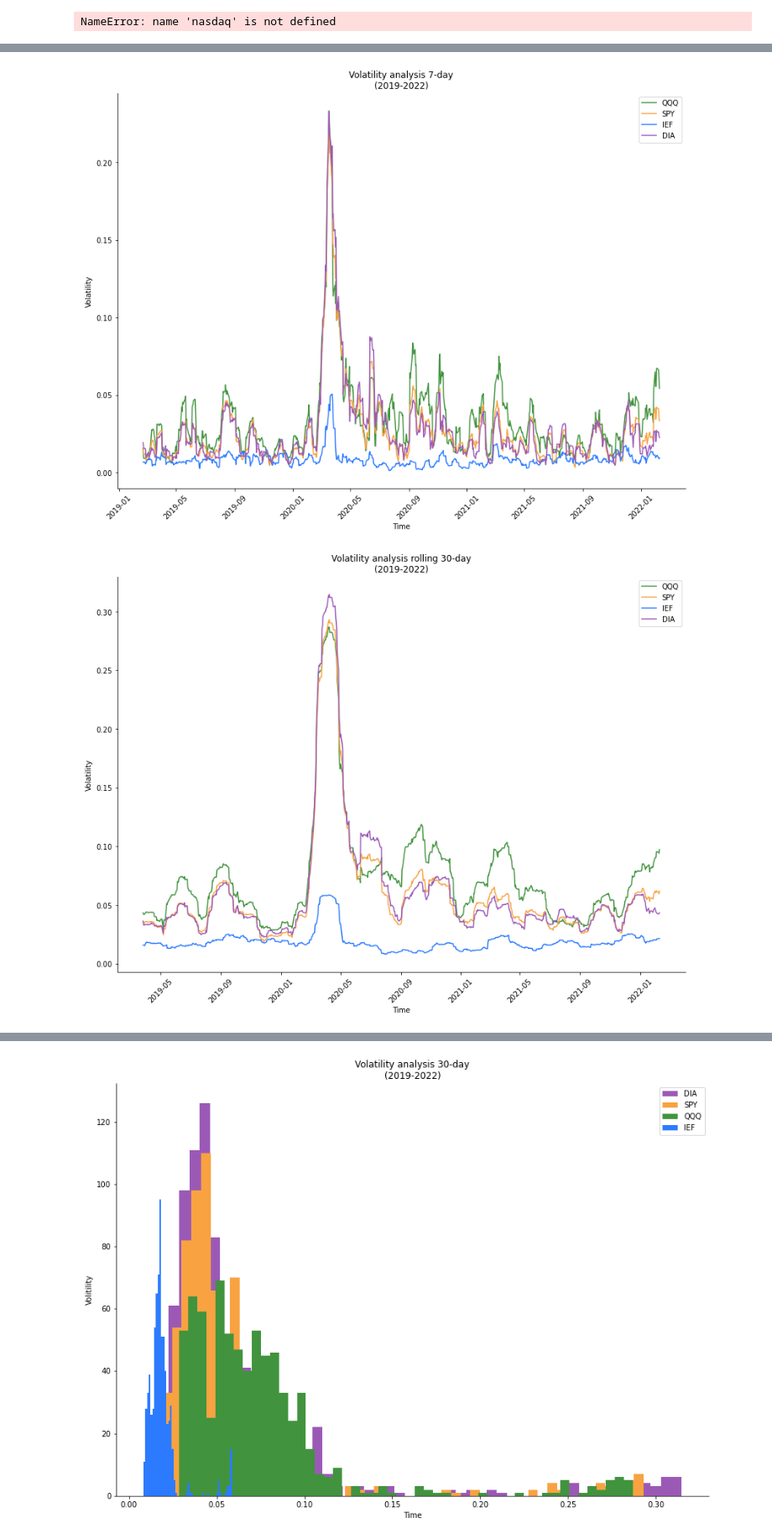
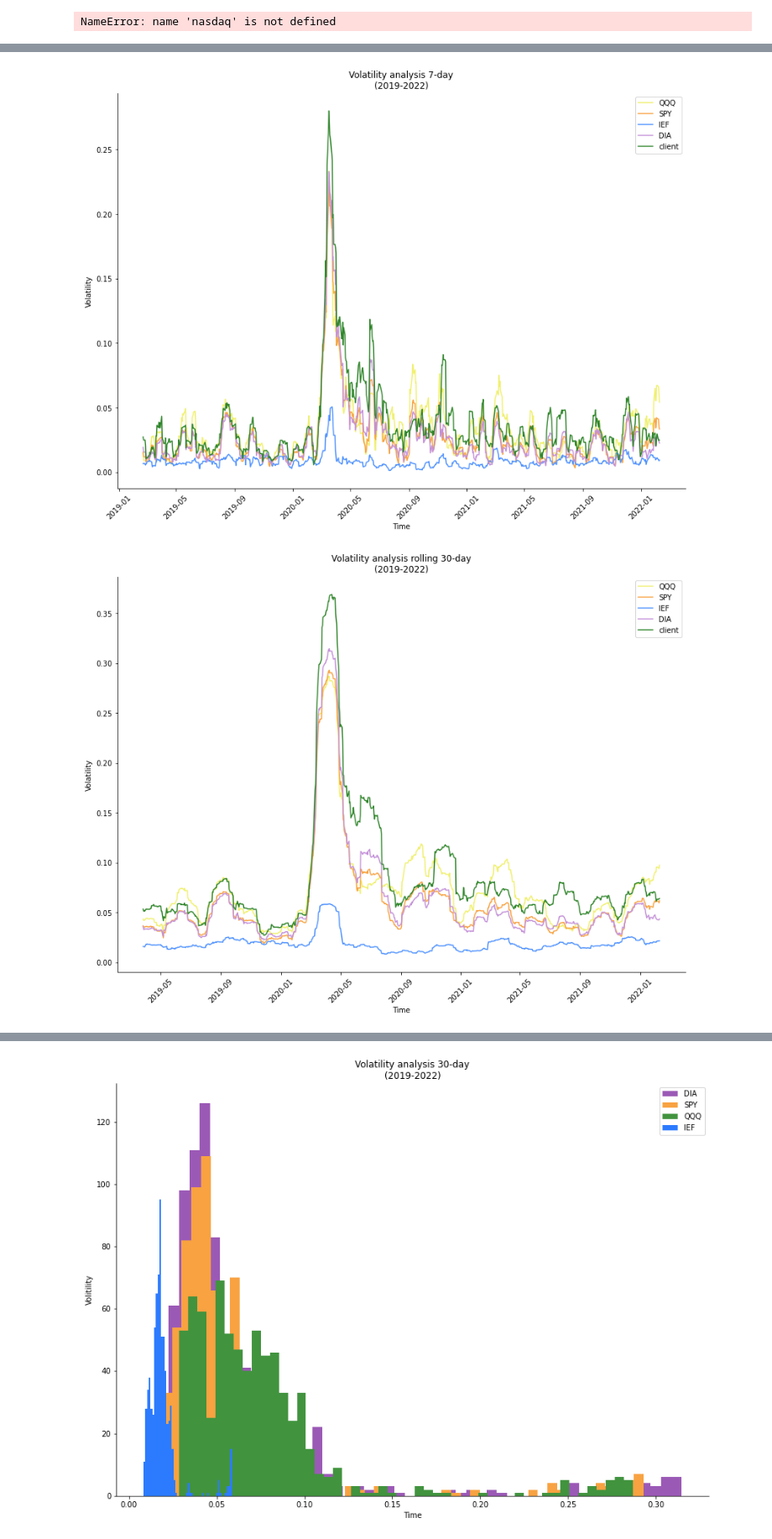
Before and after one commit to Kgross2/portfolio_suitability_application, a Jupyter notebook: portfolio_suitability.ipynb, the cells around one changed output, grey strips where cells are left out. Shown: that part at 84% size. Cells and saved outputs as stored; diff of their text form; code cells hidden in the pictures.

```diff
--- a/portfolio_suitability.ipynb
+++ b/portfolio_suitability.ipynb
@@ -227,7 +227,8 @@ client_weight = 100
 # Use Alpaca to pull last 3 years data for SPY, QQQ, IEF, and Client Selections
 
 # Set the ticker symbols
-tickers = ["QQQ","SPY", "IEF", "DIA"]
+tickers = ["QQQ","SPY", "IEF", "DIA", "XLF"]
+    # XLF is client placeholder
 
 # Set timeframe to '1D'
 timeframe = "1D"
@@ -260,6 +261,7 @@ closing_prices_df["QQQ"] = prices_df["QQQ"]["close"]
 closing_prices_df["SPY"] = prices_df["SPY"]["close"]
 closing_prices_df["IEF"] = prices_df["IEF"]["close"]
 closing_prices_df["DIA"] = prices_df["DIA"]["close"]
+closing_prices_df["XLF"] = prices_df["XLF"]["close"]
 
 
 closing_prices_df
@@ -478,46 +494,55 @@ plt.show()
 # %%
 # Volatility line chart (7-day rolling daily return avg.)
 daily_7_rolling_returns = daily_returns_df.rolling(7).std()*np.sqrt(7)
+
+client = daily_7_rolling_returns["XLF"]
+
 
 first_7 = daily_7_rolling_returns['QQQ']
 second_7 = daily_7_rolling_returns["SPY"]
 third_7 = daily_7_rolling_returns["IEF"]
 fourth_7 = daily_7_rolling_returns["DIA"]
+fifth_7 = client
 
 fig, ax = plt.subplots()
 fig.set_figheight(10)
 fig.set_figwidth(14)
 ax.spines['top'].set_color('none')
 ax.spines['right'].set_color('none')
 ax.set(title = "Volatility analysis 7-day\n(2019-2022)",
        xlabel = "Time",
        ylabel = "Volatility")
 
-plt.plot(first_7, label = "QQQ", color='#41933E')
+plt.plot(first_7, label = "QQQ", color='#f0f06e')
 plt.plot(second_7, label = "SPY", color='#F8A241')
-plt.plot(third_7, label = "IEF", color='#2C7BFF')
-plt.plot(fourth_7, label = "DIA", color='#9B59B6')
+plt.plot(third_7, label = "IEF", color='#4f92ff')
+plt.plot(fourth_7, label = "DIA", color='#c491d9')
+plt.plot(fifth_7, label = "client", color='#2f852a')
+
 plt.xticks(rotation = 45) # Rotates X-Axis Ticks by 45-degrees
 plt.legend()
 
 plt.savefig("7_day_volatility_line_chart.png", bbox_inches="tight")
 plt.show()
 
     # This is a 7-day rolling volatility graph. This visualization uses a seven day rolling window calculation that took the last seven days, adds them together, and then divides them by seven.
     # This graph displays the differences between the ETF's seven day rolling volatilities.
     # First, we see that IEF has a substantially lower volatility compared to the other ETFs.
     # The next notable observation is that all the ETFs follow a similar pattern with differing levels of volatility, specifically around 2020-02 to 2020-05.
     # We can also see that QQQ has the highest overall volatility since it experiences the highest volatility spikes compared to the rest of the ETFs.
 # %% [output]
-[figure, old version]
+[figure, new version]
 # %%
 # 30-day rolling volatility analysis
 daily_30_rolling_returns = daily_returns_df.rolling(30).std()*np.sqrt(30)
+
+client = daily_30_rolling_returns['XLF']
 
 first_30 = daily_30_rolling_returns['QQQ']
 second_30 = daily_30_rolling_returns["SPY"]
 third_30 = daily_30_rolling_returns["IEF"]
 fourth_30 = daily_30_rolling_returns["DIA"]
+fifth_30 = client
 
 fig, ax = plt.subplots()
 fig.set_figheight(10)
@@ -528,17 +553,18 @@ ax.set(title = "Volatility analysis rolling 30-day\n(2019-2022)",
        xlabel = "Time",
        ylabel = "Volatility")
 
-plt.plot(first_30, label = "QQQ", color='#41933E')
+plt.plot(first_30, label = "QQQ", color='#f0f06e')
 plt.plot(second_30, label = "SPY", color='#F8A241')
-plt.plot(third_30, label = "IEF", color='#2C7BFF')
-plt.plot(fourth_30, label = "DIA", color='#9B59B6')
+plt.plot(third_30, label = "IEF", color='#4f92ff')
+plt.plot(fourth_30, label = "DIA", color='#c491d9')
+plt.plot(fifth_30, label = "client", color='#2f852a')
 plt.xticks(rotation = 45) # Rotates X-Axis Ticks by 45-degrees
 plt.legend()
 
 plt.savefig("30_day_volatility_line_chart.png", bbox_inches="tight")
 plt.show()
 # %% [output]
-[figure, old version]
+[figure, new version]
 # %%
 fig, ax = plt.subplots()
 fig.set_figheight(10)
```
Also changed, not shown: parts of 13 cells of this notebook.
